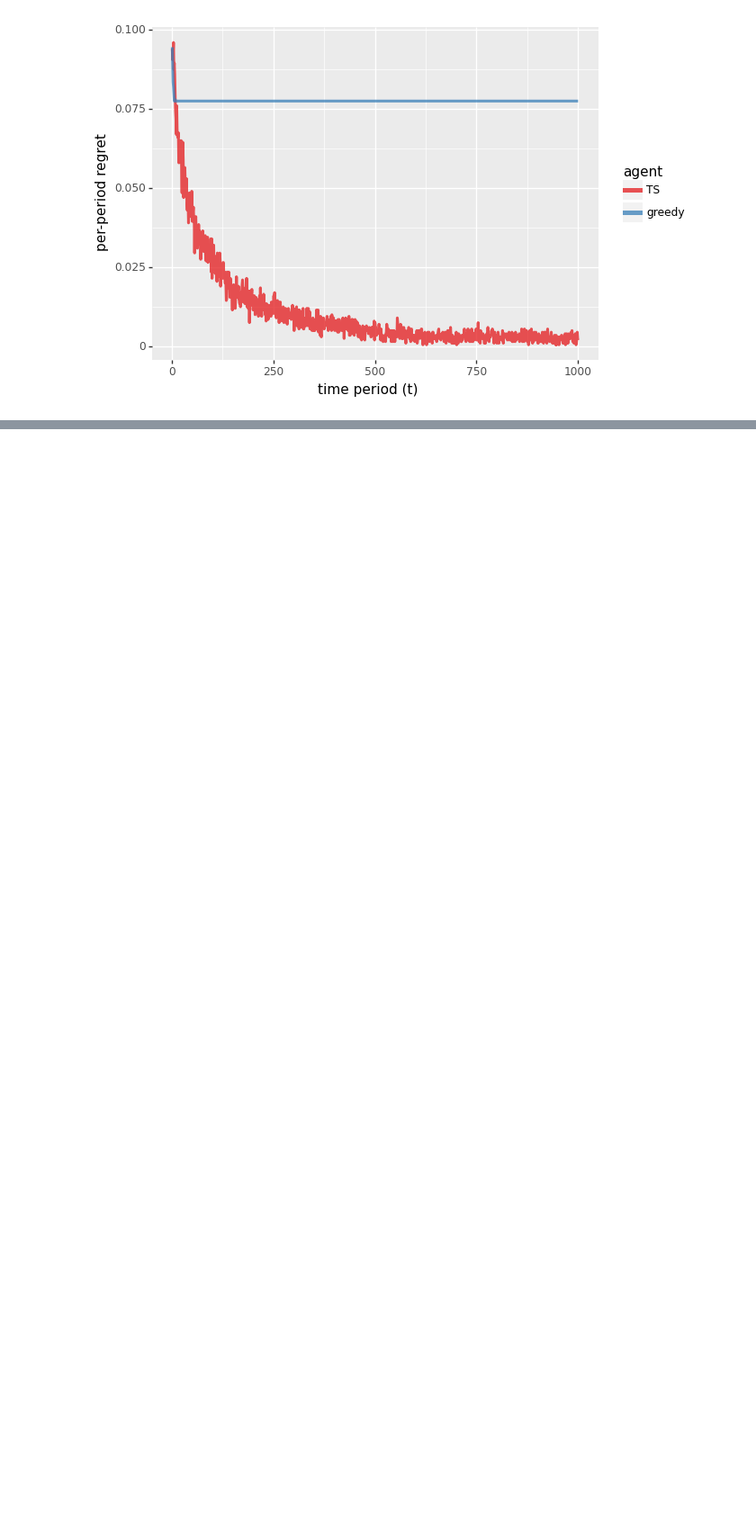
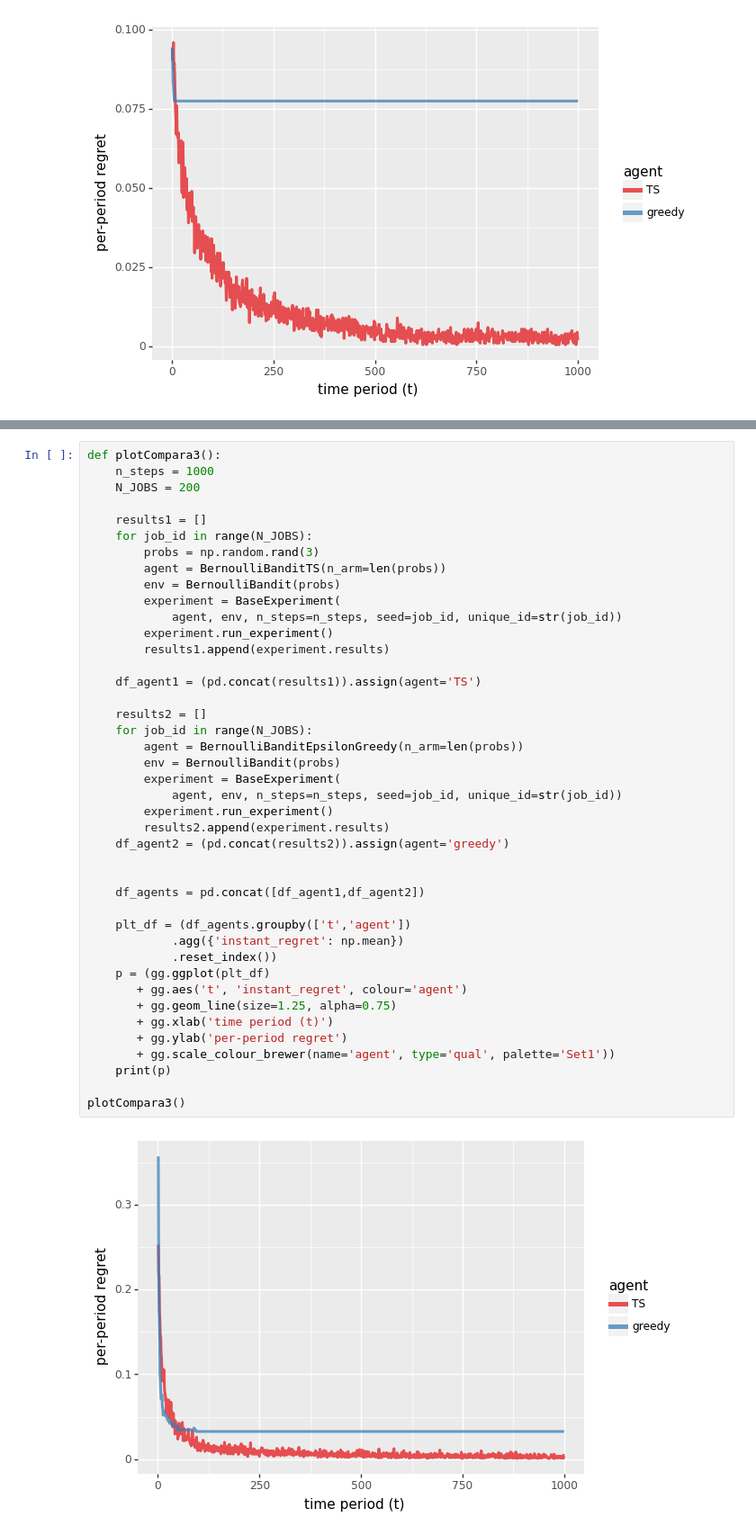
Before and after one commit to yijunquan-afk/bandit-learning, a Jupyter notebook: 02-academic-intro/03 Thompson Sampling1.ipynb, the cells around one changed output, grey strips where cells are left out. Shown at 90% size. Cells and saved outputs as stored; diff of their text form; blank space fills up the shorter version.

```diff
--- a/02-academic-intro/03 Bayesian Bandits and Thompson Sampling.ipynb
+++ b/02-academic-intro/03 Thompson Sampling1.ipynb
@@ -351,0 +352,44 @@ plotCompara2()
+# %%
+def plotCompara3():
+    n_steps = 1000
+    N_JOBS = 200
+
+    results1 = []
+    for job_id in range(N_JOBS):
+        probs = np.random.rand(3)
+        agent = BernoulliBanditTS(n_arm=len(probs))
+        env = BernoulliBandit(probs)
+        experiment = BaseExperiment(
+            agent, env, n_steps=n_steps, seed=job_id, unique_id=str(job_id))
+        experiment.run_experiment()
+        results1.append(experiment.results)
+
+    df_agent1 = (pd.concat(results1)).assign(agent='TS')
+
+    results2 = []
+    for job_id in range(N_JOBS):
+        agent = BernoulliBanditEpsilonGreedy(n_arm=len(probs))
+        env = BernoulliBandit(probs)
+        experiment = BaseExperiment(
+            agent, env, n_steps=n_steps, seed=job_id, unique_id=str(job_id))
+        experiment.run_experiment()
+        results2.append(experiment.results)
+    df_agent2 = (pd.concat(results2)).assign(agent='greedy')
+
+
+    df_agents = pd.concat([df_agent1,df_agent2])
+
+    plt_df = (df_agents.groupby(['t','agent'])
+            .agg({'instant_regret': np.mean})
+            .reset_index())
+    p = (gg.ggplot(plt_df)
+       + gg.aes('t', 'instant_regret', colour='agent')
+       + gg.geom_line(size=1.25, alpha=0.75)
+       + gg.xlab('time period (t)')
+       + gg.ylab('per-period regret')
+       + gg.scale_colour_brewer(name='agent', type='qual', palette='Set1'))
+    print(p)
+
+plotCompara3()
+# %% [output]
+[figure, added]
```
Also changed, not shown: parts of 4 cells of this notebook, 2 other files.
